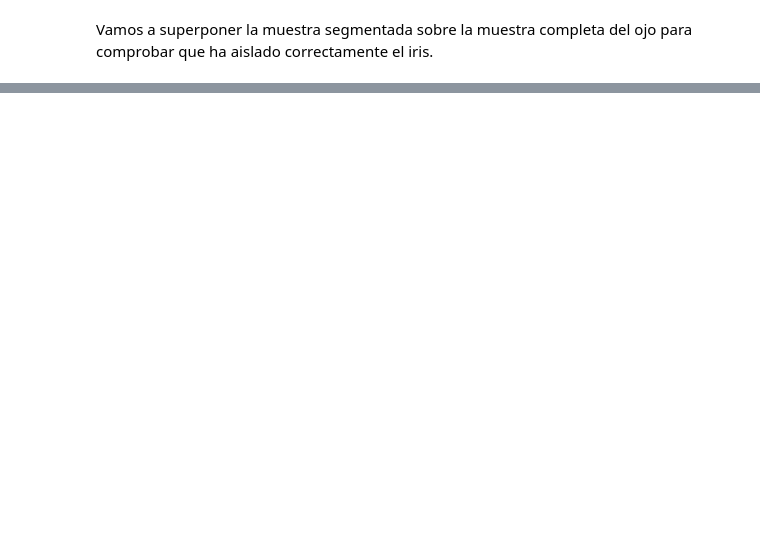
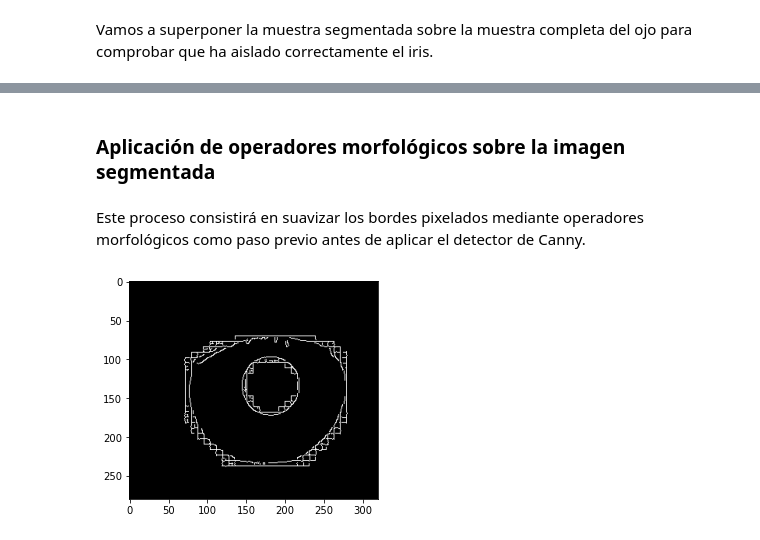
Before and after one commit to dbo1001/UBU-TFG-iris_classifier, a Jupyter notebook: notebooks/#5 Red U-Net.ipynb, the cells around one changed output, grey strips where cells are left out. Cells and saved outputs as stored; diff of their text form; code cells hidden in the pictures; blank space fills up the shorter version.

Commit message:
Aplicados operadores morfológicos #17

```diff
--- a/notebooks/#5 Red U-Net.ipynb
+++ b/notebooks/#5 Red U-Net.ipynb
@@ -156,0 +167,12 @@ Vamos a superponer la muestra segmentada sobre la muestra completa del ojo para
+# %% [markdown]
+### Aplicación de operadores morfológicos sobre la imagen segmentada
+# %% [markdown]
+Este proceso consistirá en suavizar los bordes pixelados mediante operadores morfológicos como paso previo antes de aplicar el detector de Canny.
+# %%
+# Deteccion de bordes con Canny sin aplicar operadores morfológicos(suavizar los bordes)
+path_img = "CASIA_Segmented" + os.sep + "001_1_1.bmp"
+img = cv2.imread(path_img)
+edges = cv2.Canny(img, 10, 255)
+plt.imshow(edges, cmap='gray');
+# %% [output]
+[figure, added]
```
Also changed, not shown: parts of 11 cells of this notebook.
